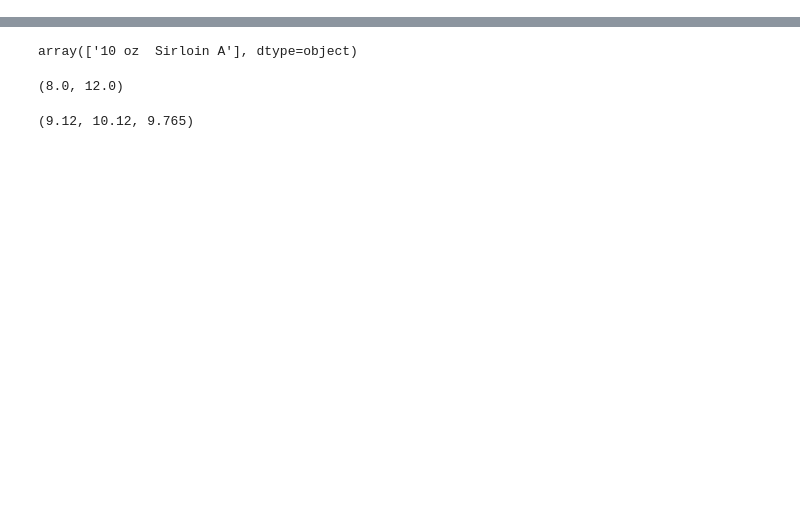
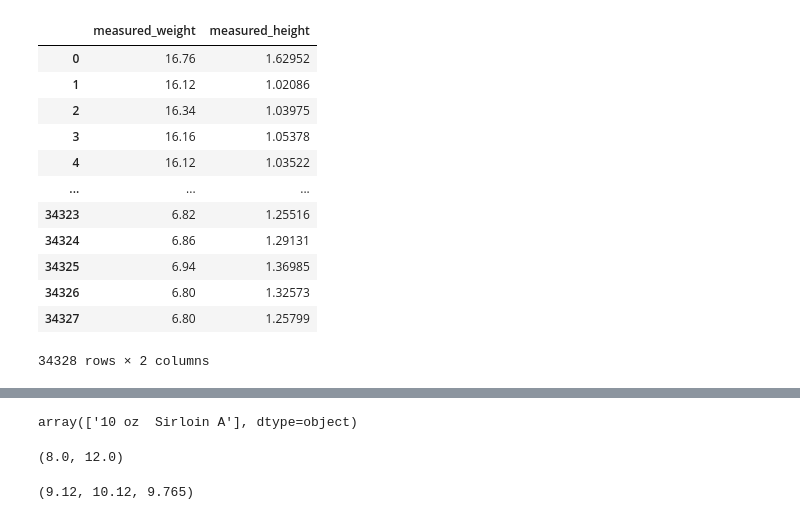
Before and after one commit to ThePennyGoblin/SMU_Project_3_Team-_1, a Jupyter notebook: test.ipynb, the cells around one changed output, grey strips where cells are left out. Drawn from its saved outputs; the diff is of its cells as text; code cells hidden in the pictures; blank space fills up the shorter version.

```diff
--- a/test.ipynb
+++ b/test.ipynb
@@ -9,3 +88,19 @@ engine = create_engine(test_new_db)
+# %%
+df3
+# %% [output]
+|  | measured_weight | measured_height |
+| 0 | 16.76 | 1.62952 |
+| 1 | 16.12 | 1.02086 |
+| 2 | 16.34 | 1.03975 |
+| 3 | 16.16 | 1.05378 |
+| 4 | 16.12 | 1.03522 |
+| ... | ... | ... |
+| 34323 | 6.82 | 1.25516 |
+| 34324 | 6.86 | 1.29131 |
+| 34325 | 6.94 | 1.36985 |
+| 34326 | 6.80 | 1.32573 |
+| 34327 | 6.80 | 1.25799 |
+34328 rows × 2 columns
 # %%
 df1 = query_specs(engine)
 # %%
```
Also changed, not shown: parts of 13 cells of this notebook, 5 other files.
